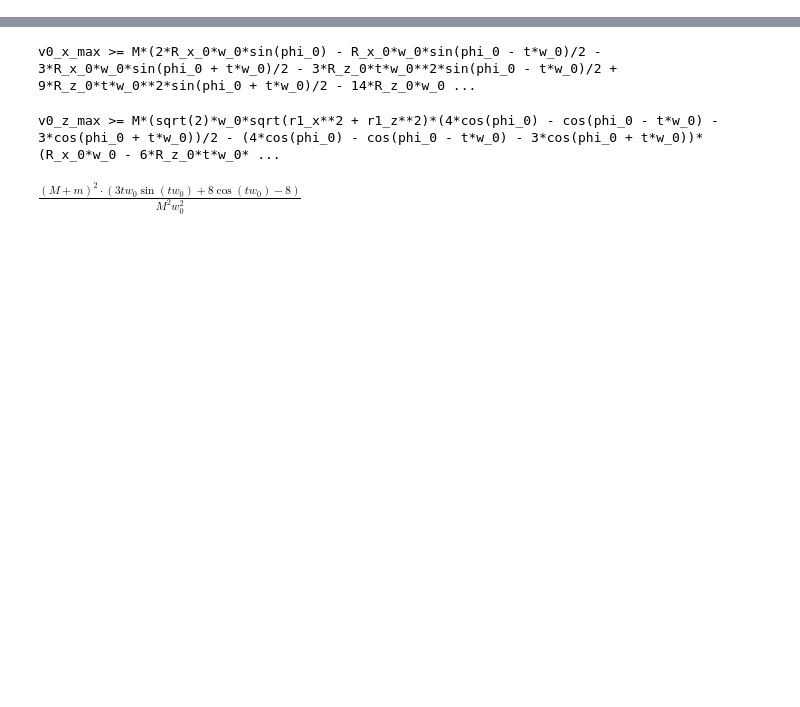
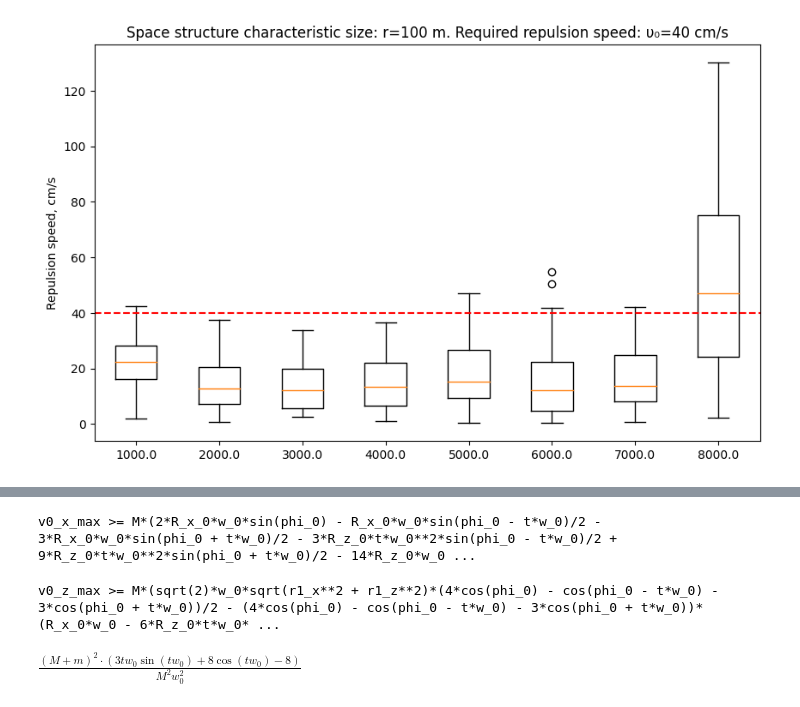
Before and after one commit to CamelCaseAverageEnjoyer/PythonCompendium, a Jupyter notebook: 5. Chapter 2 NIR.ipynb, the cells around one changed output, grey strips where cells are left out. Saved outputs shown, nothing was run; the diff lists cells and outputs as text; code cells hidden in the pictures; blank space fills up the shorter version.

```diff
--- a/5. Chapter 2 NIR.ipynb
+++ b/5. Chapter 2 NIR.ipynb
@@ -318,0 +331,4 @@ AttributeError: 'list' object has no attribute 'keys'
+# %%
+draw_praeter_pictura(r_spread=100, reference=40)
+# %% [output]
+[figure, added]
```
Also changed, not shown: parts of 36 cells of this notebook.
